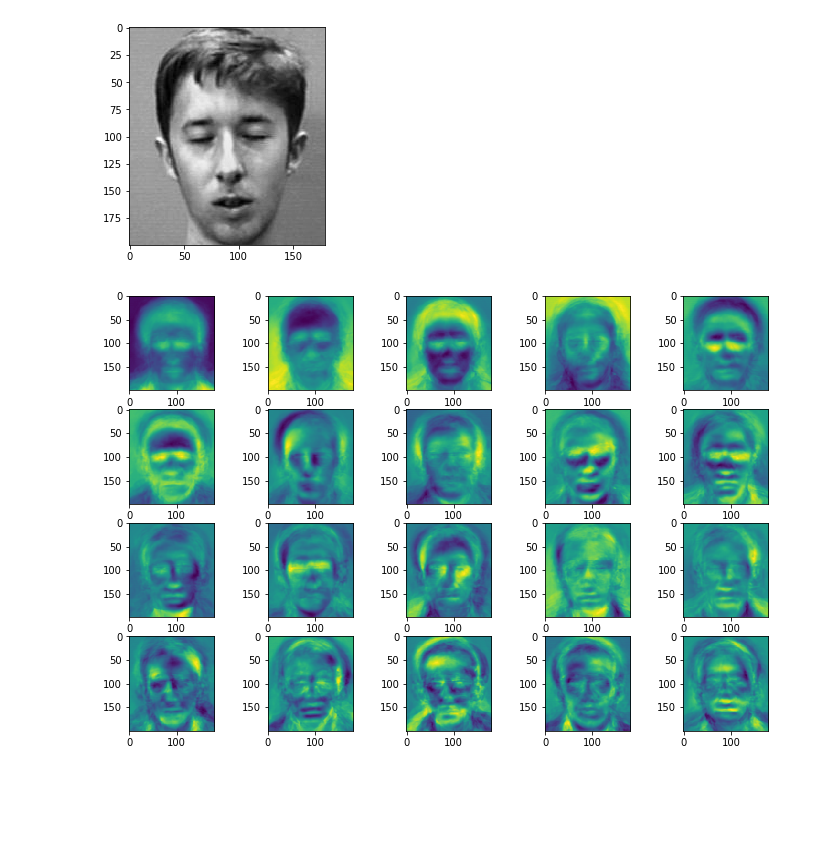
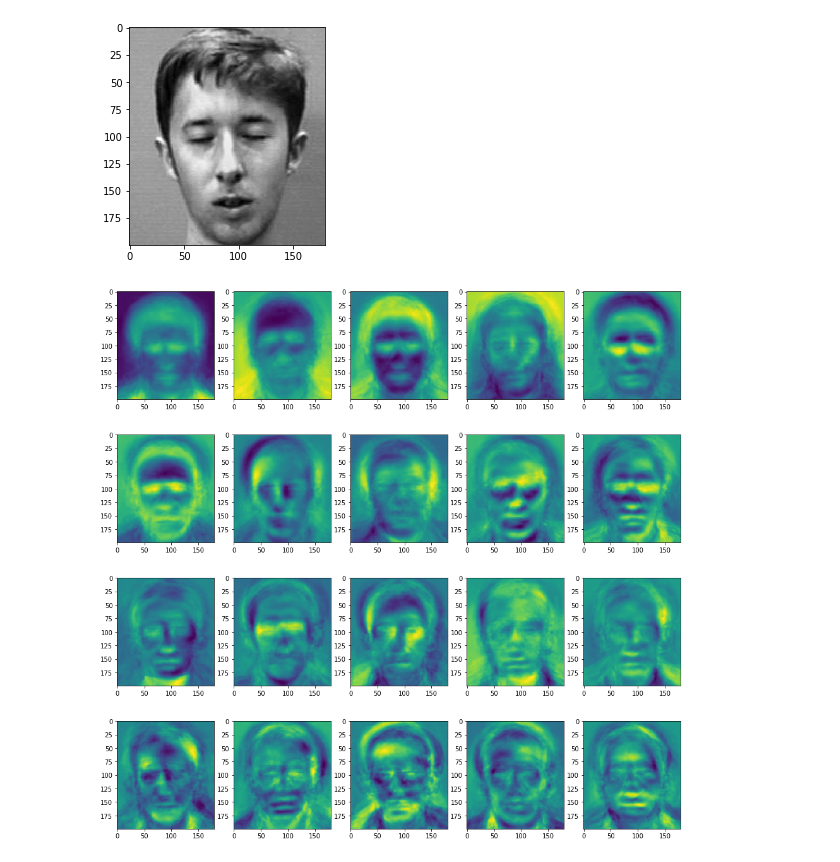
Before and after one commit to hzqianzhuang/Week3, a Jupyter notebook: pca_faces.ipynb, the cells around one changed output. Saved outputs shown, nothing was run; the diff lists cells and outputs as text; code cells hidden in the pictures; blank space fills up the shorter version.

```diff
--- a/pca_faces.ipynb
+++ b/pca_faces.ipynb
@@ -23,7 +23,8 @@ tmpRGB = np.asarray(Image.open(inDir + '/' + df.IMGPATH[0]))
 imgSize = np.array(tmpRGB.shape)
 imgSize = imgSize[[2,0,1]]
 
-dMat = np.zeros([df.shape[0], imgSize[0], np.prod(imgSize[1:])]).astype(np.uint8)
+#dMat = np.zeros([df.shape[0], imgSize[0], np.prod(imgSize[1:])]).astype(np.uint8)
+dMat = np.zeros([50, imgSize[0], np.prod(imgSize[1:])]).astype(np.uint8)
 
 ## Read images to data matrix
 print('Reading images ...')
@@ -71,23 +72,26 @@ from sklearn.preprocessing import StandardScaler
 from sklearn.preprocessing import MinMaxScaler
 from sklearn.decomposition import PCA
 
-X = StandardScaler().fit_transform(dMat)
+NUM_COMP = 80
 
-numComp = 30
-pca = PCA(n_components = numComp)
+scaler = StandardScaler()
+scaler.fit(dMat)
+X = scaler.transform(dMat)
+
+pca = PCA(n_components = NUM_COMP)
 pcaMdl = pca.fit(X)
 pcaCoor = pcaMdl.transform(X)
-dfPCA = pd.DataFrame(data = pcaCoor, columns = ['PCA_' + s for s in np.arange(0,numComp).astype(str)])
+dfPCA = pd.DataFrame(data = pcaCoor, columns = ['PCA_' + s for s in np.arange(0, NUM_COMP).astype(str)])
 # %%
 ## Display eigenvectors
-fig, axs = plt.subplots(4, 5, figsize = [ 12, 8])
+fig, axs = plt.subplots(4, 5, figsize = [ 16, 16])
 for i in np.arange(0,4):
     for j in np.arange(0,5):
         ind = i*5+j
         pImg = np.array(pcaMdl.components_[ind,:]).reshape(imgSize)
         axs[i,j].imshow(pImg)
 plt.show()
 # %% [output]
-[figure, old version]
+[figure, new version]
 # %%
 print(pcaMdl.explained_variance_ratio_)
```
Also changed, not shown: parts of 12 cells of this notebook.
